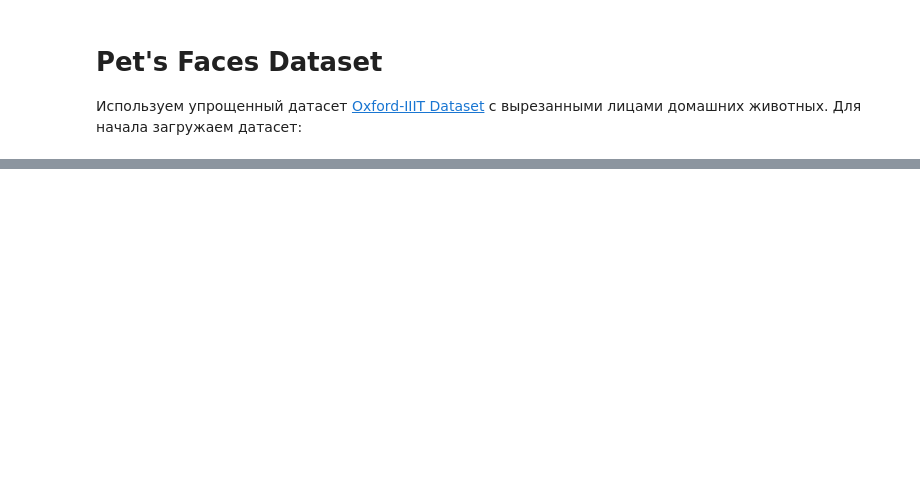
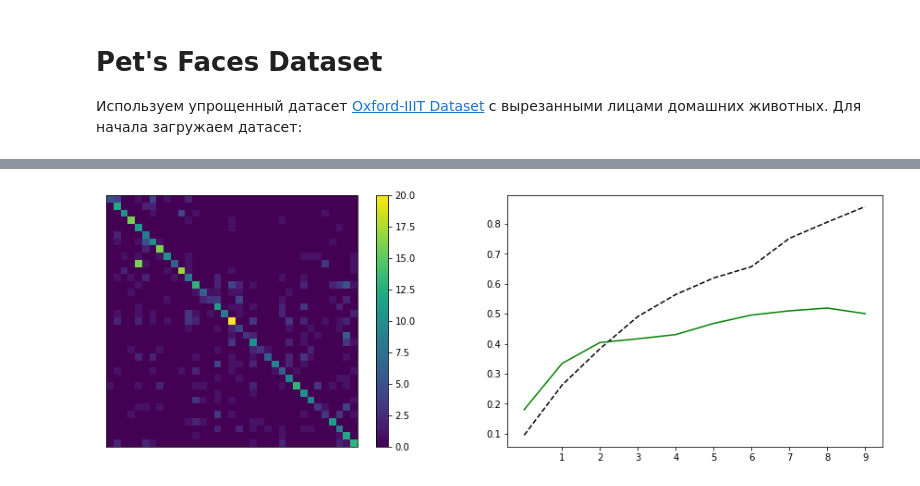
Before and after one commit to iktovr/Artificial-Intelligence, a Jupyter notebook: AI/lab2/Faces.ipynb, the cells around one changed output, grey strips where cells are left out. Drawn from its saved outputs; the diff is of its cells as text; code cells hidden in the pictures; blank space fills up the shorter version.

```diff
--- a/AI/lab2/Faces.ipynb
+++ b/AI/lab2/Faces.ipynb
@@ -38,0 +214,4 @@ def display_images(l,titles=None,fontsize=12):
+# %%
+net = MyNet(conv=[3, 64, 96, 128], kernel=[11, 5, 3], stride=[2, 1, 1], lin=[1024, 1024, 35], activ=nn.Tanh())
+fit(net, train, test, epochs=10, lr=2e-4)
+# %% [output]
@@ -38,0 +229 @@ def display_images(l,titles=None,fontsize=12):
+[figure, added]
```
Also changed, not shown: parts of 19 cells of this notebook.
